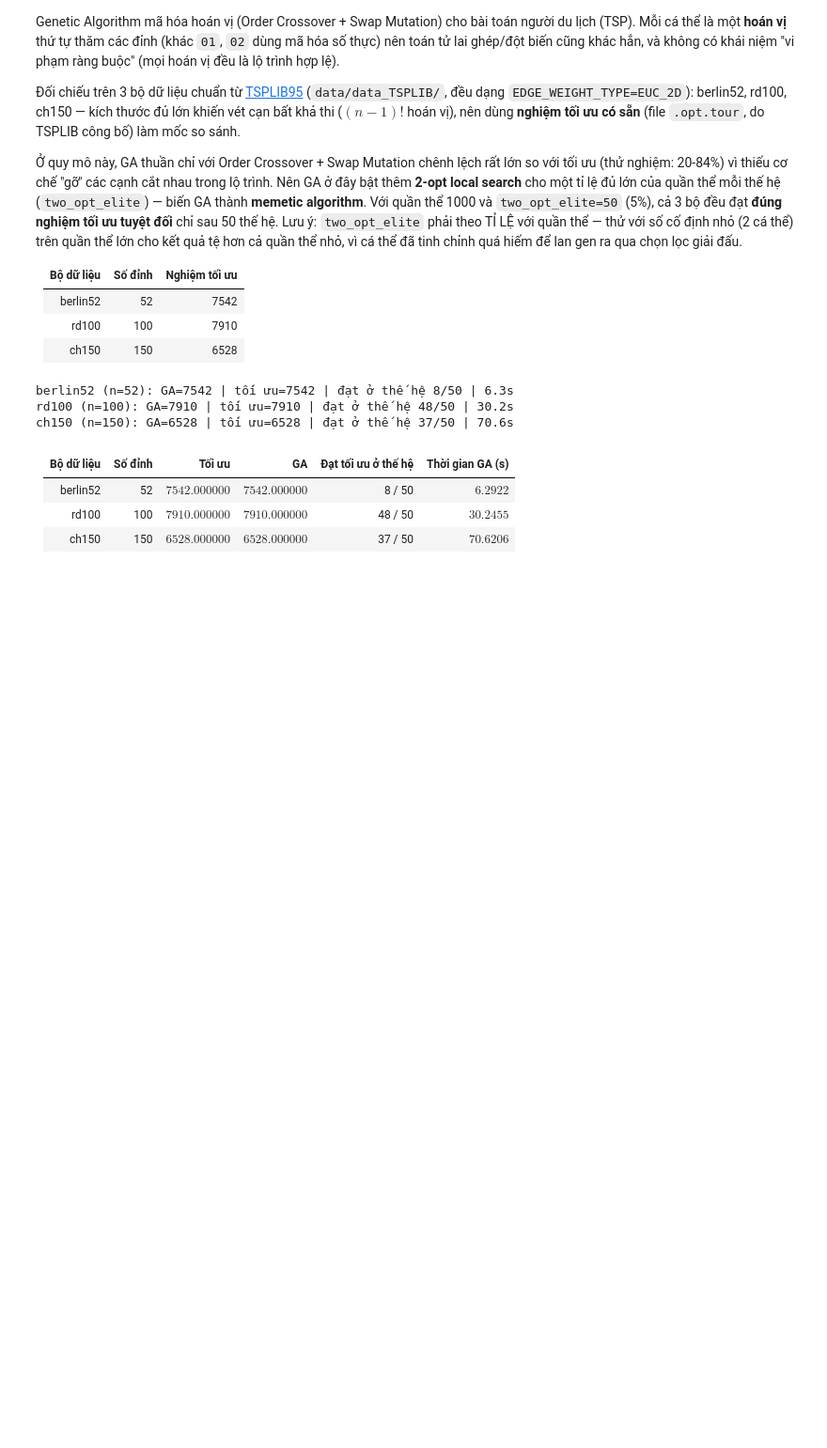
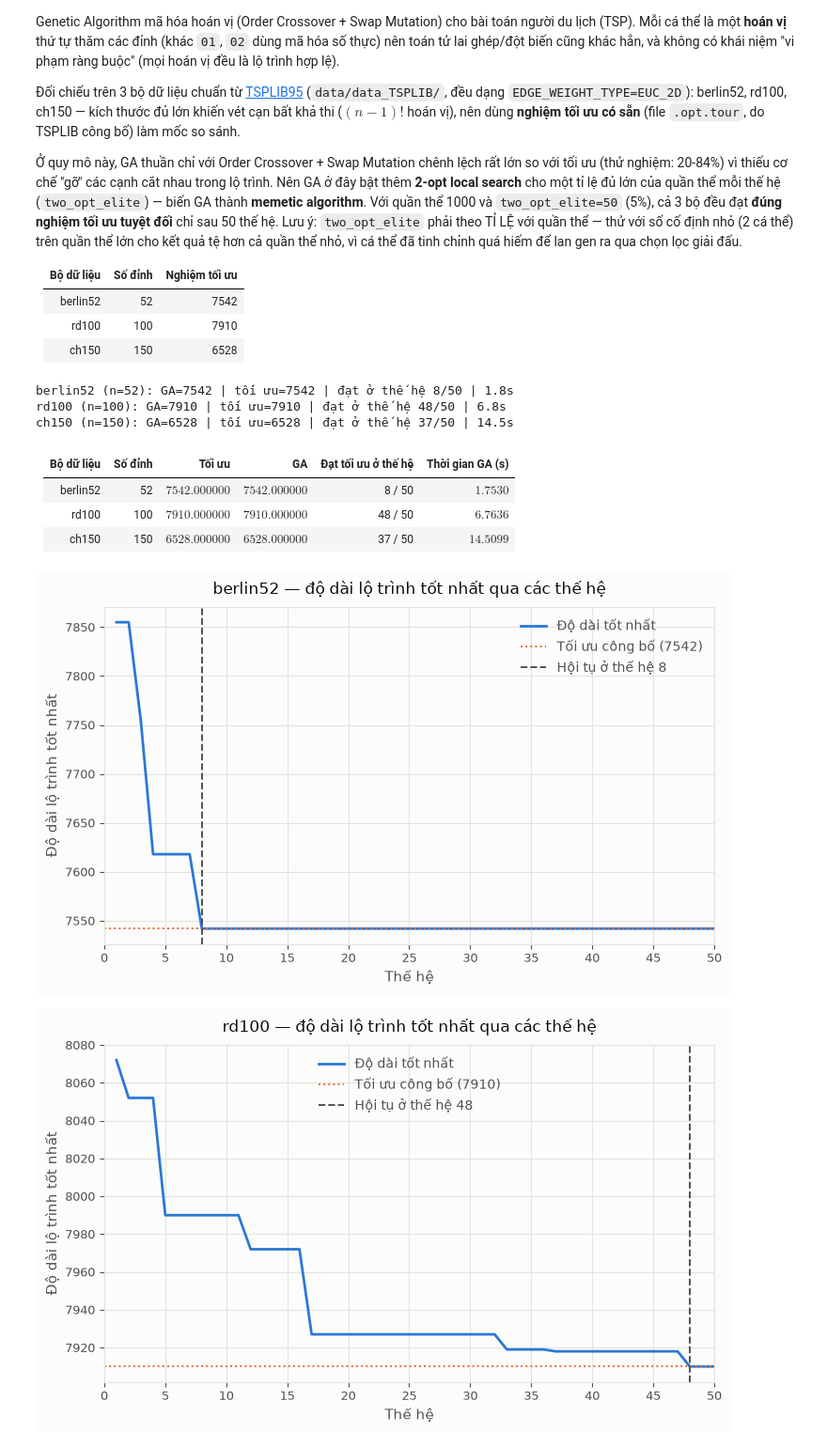
Before and after one commit to thiennguyen37-qn/Optimization-Theory---Genetic-Algorithm, a Jupyter notebook: 03_TSP.ipynb, the cells around one changed output. Shown at 94% size. Saved outputs shown, nothing was run; the diff lists cells and outputs as text; code cells hidden in the pictures; blank space fills up the shorter version.

```diff
--- a/03_TSP.ipynb
+++ b/03_TSP.ipynb
@@ -406,6 +406,7 @@ for ten, so_the_he in TSPLIB_INSTANCES:
         "ga_time": ga_result["time"],
         "generations_run": ga_result["generations_run"],
         "generations": so_the_he,
+        "history": ga_result["history"],
     })
 
     print(
@@ -415,9 +416,9 @@ for ten, so_the_he in TSPLIB_INSTANCES:
         f"| {ga_result['time']:.1f}s"
     )
 # %% [output]
-berlin52 (n=52): GA=7542 | tối ưu=7542 | đạt ở thế hệ 8/50 | 6.3s
-rd100 (n=100): GA=7910 | tối ưu=7910 | đạt ở thế hệ 48/50 | 30.2s
-ch150 (n=150): GA=6528 | tối ưu=6528 | đạt ở thế hệ 37/50 | 70.6s
+berlin52 (n=52): GA=7542 | tối ưu=7542 | đạt ở thế hệ 8/50 | 1.8s
+rd100 (n=100): GA=7910 | tối ưu=7910 | đạt ở thế hệ 48/50 | 6.8s
+ch150 (n=150): GA=6528 | tối ưu=6528 | đạt ở thế hệ 37/50 | 14.5s
 # %%
 def show_tsplib_comparison(rows):
     """So sánh GA với nghiệm tối ưu TSPLIB cho nhiều bộ dữ liệu."""
@@ -442,6 +443,59 @@ show_tsplib_comparison(tsplib_results)
 # %% [output]
 | Bộ dữ liệu | Số đỉnh | Tối ưu | GA | Đạt tối ưu ở thế hệ | Thời gian GA (s) |
 |---|---|---|---|---|---|
-| berlin52 | 52 | $7542.000000$ | $7542.000000$ | 8 / 50 | $6.2922$ |
-| rd100 | 100 | $7910.000000$ | $7910.000000$ | 48 / 50 | $30.2455$ |
-| ch150 | 150 | $6528.000000$ | $6528.000000$ | 37 / 50 | $70.6206$ |
+| berlin52 | 52 | $7542.000000$ | $7542.000000$ | 8 / 50 | $1.7530$ |
+| rd100 | 100 | $7910.000000$ | $7910.000000$ | 48 / 50 | $6.7636$ |
+| ch150 | 150 | $6528.000000$ | $6528.000000$ | 37 / 50 | $14.5099$ |
+# %%
+import matplotlib.pyplot as plt
+
+
+def show_tsp_convergence(result):
+    """Đường hội tụ (độ dài lộ trình tốt nhất qua từng thế hệ) cho một bộ dữ liệu TSP."""
+
+    SURFACE, INK, INK_MUTED, GRID = "#fcfcfb", "#0b0b0b", "#52514e", "#e4e3df"
+
+    history = np.asarray(result["history"], dtype=float)
+    generation = np.arange(1, len(history) + 1)
+    total = result["generations"]
+    converged_at = result["generations_run"]
+
+    fig, ax = plt.subplots(figsize=(7.5, 4.6), facecolor=SURFACE)
+    ax.set_facecolor(SURFACE)
+
+    ax.plot(generation, history, color="#2a78d6", linewidth=2, label="Độ dài tốt nhất")
+    ax.axhline(
+        result["optimal"], color="#eb6834", linewidth=1.4, linestyle=":",
+        label=f"Tối ưu công bố ({result['optimal']:.0f})",
+    )
+    ax.axvline(
+        converged_at, color=INK_MUTED, linewidth=1.4, linestyle="--",
+        label=f"Hội tụ ở thế hệ {converged_at}",
+    )
+
+    ax.set_xlim(0, total)
+    ax.set_xticks(np.arange(0, total + 1, 5))
+    ax.set_xlabel("Thế hệ", color=INK_MUTED, fontsize=11)
+    ax.set_ylabel("Độ dài lộ trình tốt nhất", color=INK_MUTED, fontsize=11)
+    ax.set_title(f"{result['ten']} — độ dài lộ trình tốt nhất qua các thế hệ",
+                 color=INK, fontsize=12, pad=10)
+
+    ax.grid(True, color=GRID, linewidth=0.8)
+    ax.set_axisbelow(True)
+    ax.tick_params(colors=INK_MUTED, labelsize=9)
+    for spine in ax.spines.values():
+        spine.set_color(GRID)
+
+    legend = ax.legend(frameon=False, fontsize=10)
+    for text in legend.get_texts():
+        text.set_color(INK_MUTED)
+
+    fig.tight_layout()
+    plt.show()
+
+
+for r in tsplib_results:
+    show_tsp_convergence(r)
+# %% [output]
+[figure, added]
+[figure, added]
```
Also changed, not shown: parts of 1 cell of this notebook.
